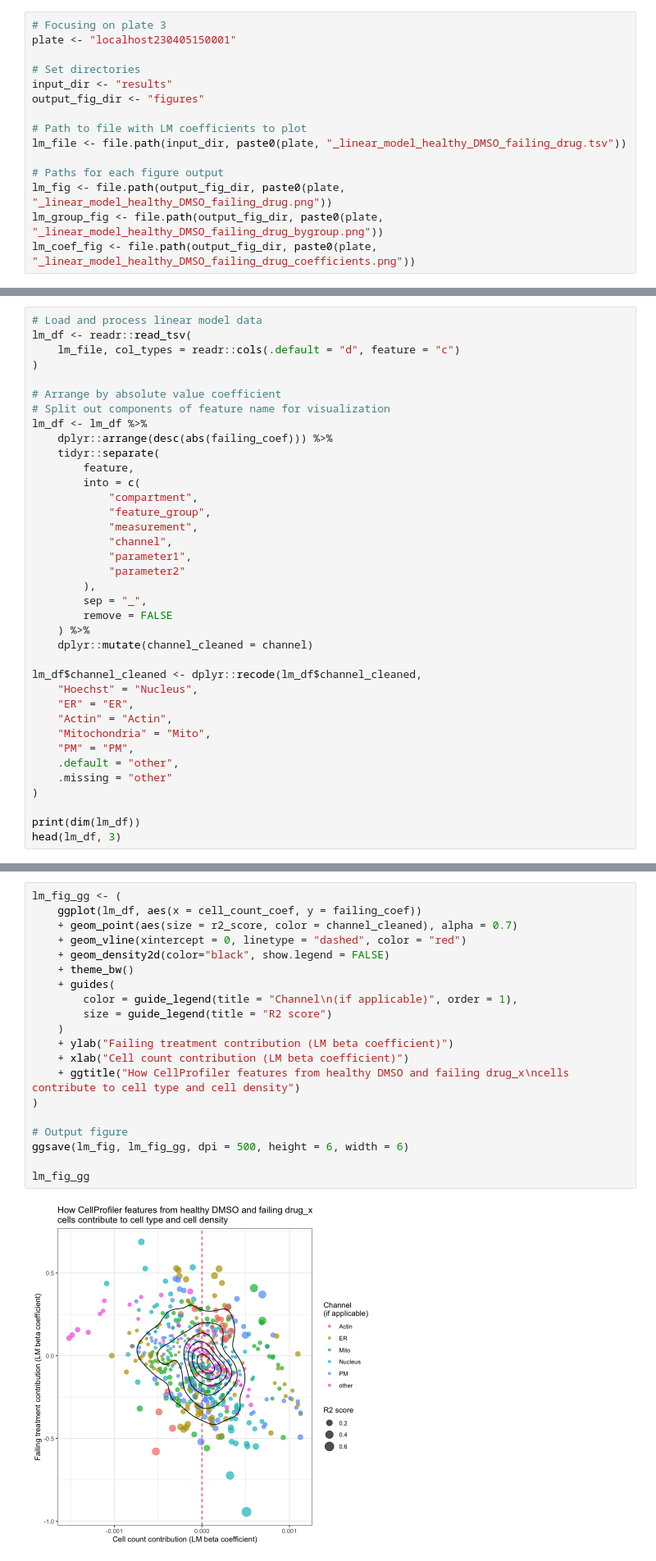
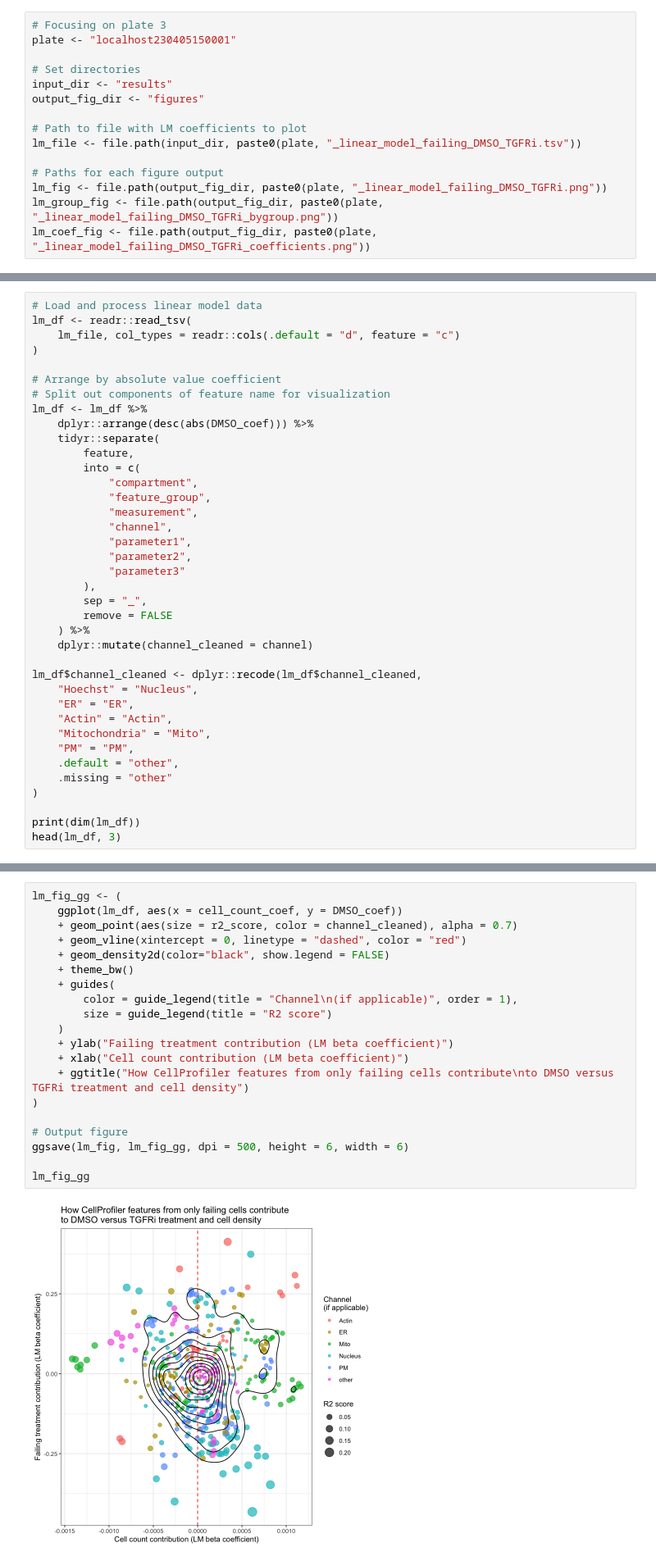
Before and after one commit to WayScience/cellpainting_predicts_cardiac_fibrosis, a Jupyter notebook: 4.analyze_data/notebooks/linear_model/1.visualize_linear_model.ipynb, the cells around one changed output, grey strips where cells are left out. Shown: that part at 82% size. Saved outputs shown, nothing was run; the diff lists cells and outputs as text.

```diff
--- a/4.analyze_data/notebooks/linear_model/1.visualize_linear_model.ipynb
+++ b/4.analyze_data/notebooks/linear_model/1.visualize_linear_model.ipynb
@@ -23,11 +23,11 @@ input_dir <- "results"
 output_fig_dir <- "figures"
 
 # Path to file with LM coefficients to plot
-lm_file <- file.path(input_dir, paste0(plate, "_linear_model_healthy_DMSO_failing_drug.tsv"))
+lm_file <- file.path(input_dir, paste0(plate, "_linear_model_failing_DMSO_TGFRi.tsv"))
 
 # Paths for each figure output
-lm_fig <- file.path(output_fig_dir, paste0(plate, "_linear_model_healthy_DMSO_failing_drug.png"))
-lm_group_fig <- file.path(output_fig_dir, paste0(plate, "_linear_model_healthy_DMSO_failing_drug_bygroup.png"))
-lm_coef_fig <- file.path(output_fig_dir, paste0(plate, "_linear_model_healthy_DMSO_failing_drug_coefficients.png"))
+lm_fig <- file.path(output_fig_dir, paste0(plate, "_linear_model_failing_DMSO_TGFRi.png"))
+lm_group_fig <- file.path(output_fig_dir, paste0(plate, "_linear_model_failing_DMSO_TGFRi_bygroup.png"))
+lm_coef_fig <- file.path(output_fig_dir, paste0(plate, "_linear_model_failing_DMSO_TGFRi_coefficients.png"))
 # %% [markdown]
 ## Clean and sort the data prior to plotting
@@ -40,7 +56,7 @@ lm_df <- readr::read_tsv(
 # Arrange by absolute value coefficient
 # Split out components of feature name for visualization
 lm_df <- lm_df %>%
-    dplyr::arrange(desc(abs(failing_coef))) %>%
+    dplyr::arrange(desc(abs(DMSO_coef))) %>%
     tidyr::separate(
         feature,
         into = c(
@@ -49,7 +65,8 @@ lm_df <- lm_df %>%
             "measurement",
             "channel",
             "parameter1",
-            "parameter2"
+            "parameter2",
+            "parameter3"
         ),
         sep = "_",
         remove = FALSE
@@ -86,26 +100,26 @@ A tibble: 3 × 12
 ## Visualize linear modeling results
 # %%
 lm_fig_gg <- (
-    ggplot(lm_df, aes(x = cell_count_coef, y = failing_coef))
+    ggplot(lm_df, aes(x = cell_count_coef, y = DMSO_coef))
     + geom_point(aes(size = r2_score, color = channel_cleaned), alpha = 0.7)
     + geom_vline(xintercept = 0, linetype = "dashed", color = "red")
     + geom_density2d(color="black", show.legend = FALSE)
     + theme_bw()
     + guides(
         color = guide_legend(title = "Channel\n(if applicable)", order = 1),
         size = guide_legend(title = "R2 score")
     )
     + ylab("Failing treatment contribution (LM beta coefficient)")
     + xlab("Cell count contribution (LM beta coefficient)")
-    + ggtitle("How CellProfiler features from healthy DMSO and failing drug_x\ncells contribute to cell type and cell density")
+    + ggtitle("How CellProfiler features from only failing cells contribute\nto DMSO versus TGFRi treatment and cell density")
 )
 
 # Output figure
 ggsave(lm_fig, lm_fig_gg, dpi = 500, height = 6, width = 6)
 
 lm_fig_gg
 # %% [output]
-[figure, old version]
+[figure, new version]
 # %% [markdown]
 ## Visualize LM based on channel
 # %%
```
Also changed, not shown: parts of 5 cells of this notebook, 7 other files.
